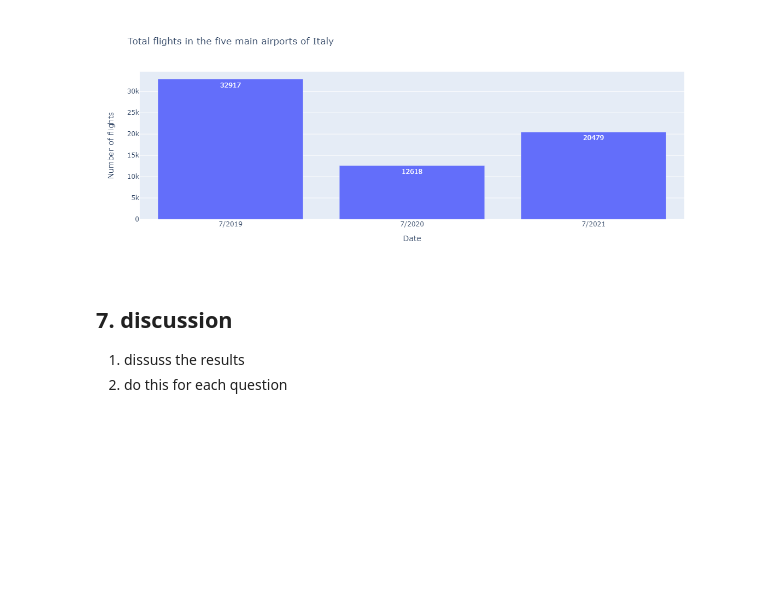
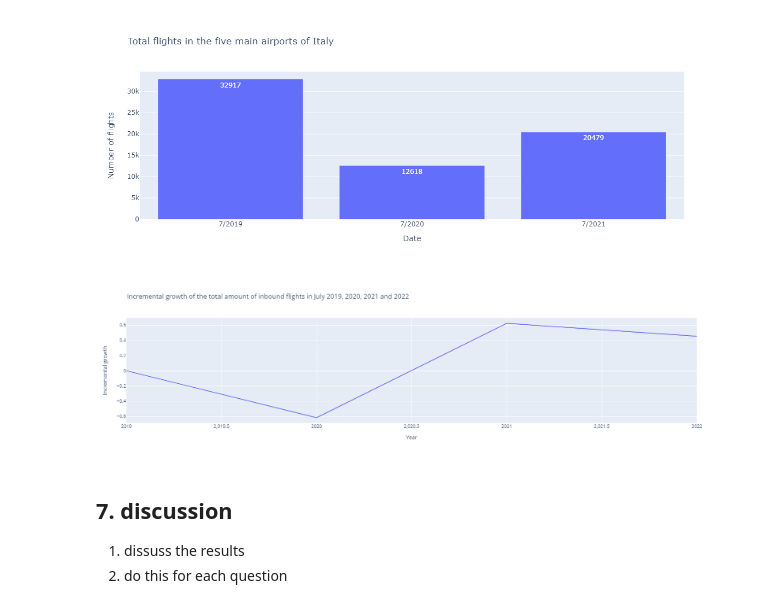
Before and after one commit to daanvanderk/TIL6010-LabAssignments, a Jupyter notebook: Project/Paper.ipynb, the cells around one changed output. Saved outputs shown, nothing was run; the diff lists cells and outputs as text; code cells hidden in the pictures; blank space fills up the shorter version.

```diff
--- a/Project/Paper.ipynb
+++ b/Project/Paper.ipynb
@@ -148,6 +148,12 @@ Image(filename='Question 1 Incremental growth on flights per airport.png')
 Image(filename='Question 1 Totalflightspermonth7.png')
 # %% [output]
 [figure]
+# %%
+#load Incremental growth of all the airports.png and display them in the notebook
+
+Image(filename='Incremental growth of all the airports.png')
+# %% [output]
+[figure, added]
 # %% [markdown]
 ## 7. discussion
 
```
Also changed, not shown: parts of 2 cells of this notebook, 1 other file.
